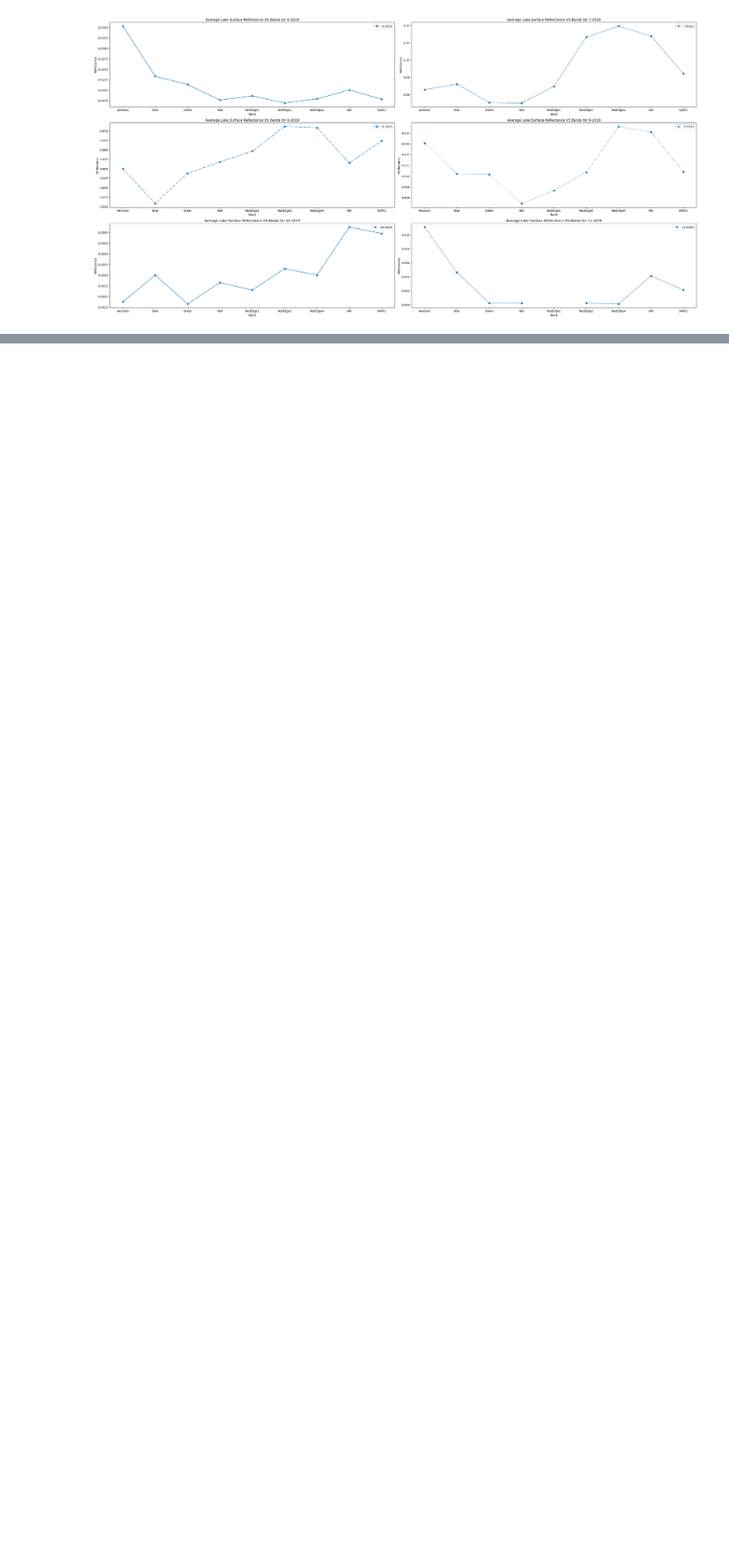
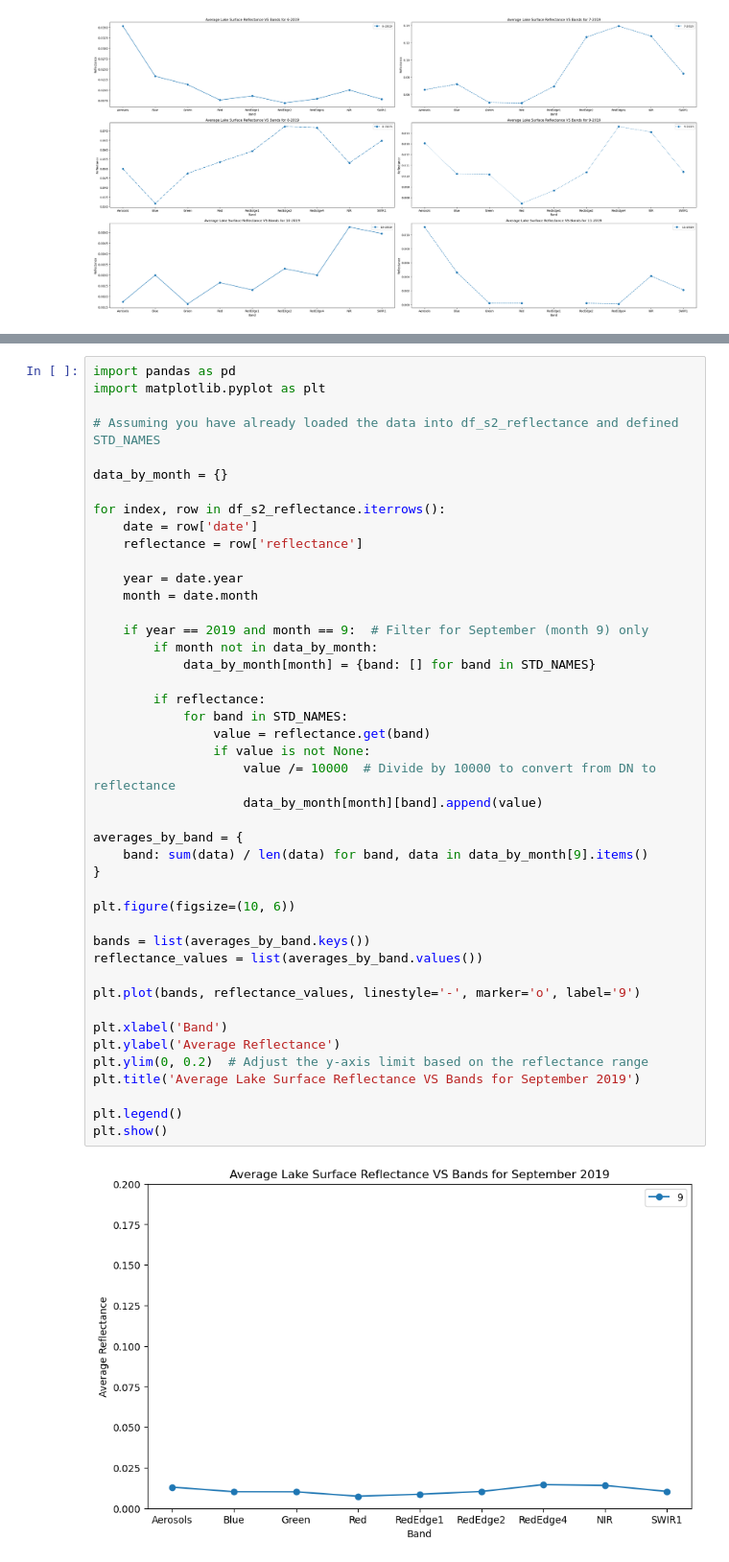
Before and after one commit to Touheda812/Research-Water-Quality-, a Jupyter notebook: BIG_MOOSE_LAKE_CDOM_DOC_SENTINEL2.ipynb, the cells around one changed output, grey strips where cells are left out. Shown at 96% size. Drawn from its saved outputs; the diff is of its cells as text; blank space fills up the shorter version.

```diff
--- a/BIG_MOOSE_LAKE_CDOM_DOC_SENTINEL2.ipynb
+++ b/BIG_MOOSE_LAKE_CDOM_DOC_SENTINEL2.ipynb
@@ -626,0 +554,46 @@ Data table for Month 9:
+# %%
+import pandas as pd
+import matplotlib.pyplot as plt
+
+# Assuming you have already loaded the data into df_s2_reflectance and defined STD_NAMES
+
+data_by_month = {}
+
+for index, row in df_s2_reflectance.iterrows():
+    date = row['date']
+    reflectance = row['reflectance']
+
+    year = date.year
+    month = date.month
+
+    if year == 2019 and month == 9:  # Filter for September (month 9) only
+        if month not in data_by_month:
+            data_by_month[month] = {band: [] for band in STD_NAMES}
+
+        if reflectance:
+            for band in STD_NAMES:
+                value = reflectance.get(band)
+                if value is not None:
+                    value /= 10000  # Divide by 10000 to convert from DN to reflectance
+                    data_by_month[month][band].append(value)
+
+averages_by_band = {
+    band: sum(data) / len(data) for band, data in data_by_month[9].items()
+}
+
+plt.figure(figsize=(10, 6))
+
+bands = list(averages_by_band.keys())
+reflectance_values = list(averages_by_band.values())
+
+plt.plot(bands, reflectance_values, linestyle='-', marker='o', label='9')
+
+plt.xlabel('Band')
+plt.ylabel('Average Reflectance')
+plt.ylim(0, 0.2)  # Adjust the y-axis limit based on the reflectance range
+plt.title('Average Lake Surface Reflectance VS Bands for September 2019')
+
+plt.legend()
+plt.show()
+# %% [output]
+[figure, added]
```
Also changed, not shown: parts of 41 cells of this notebook.
